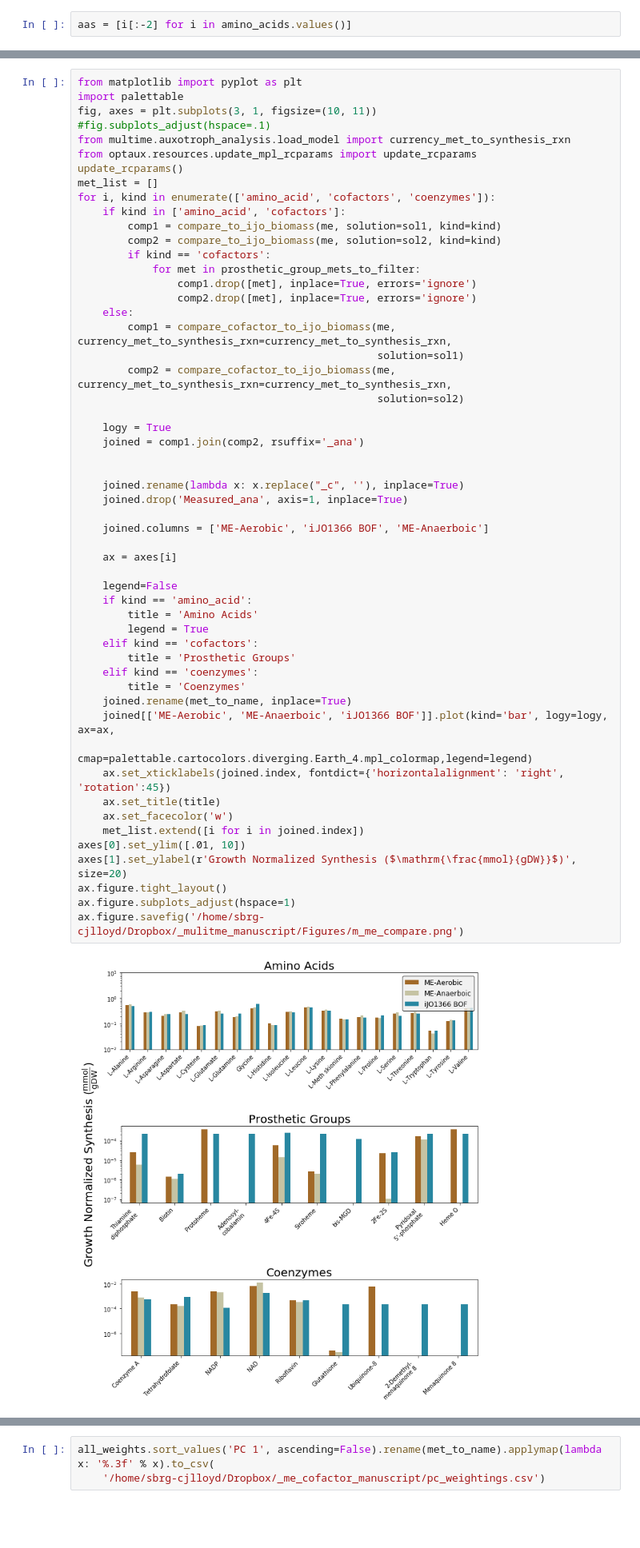
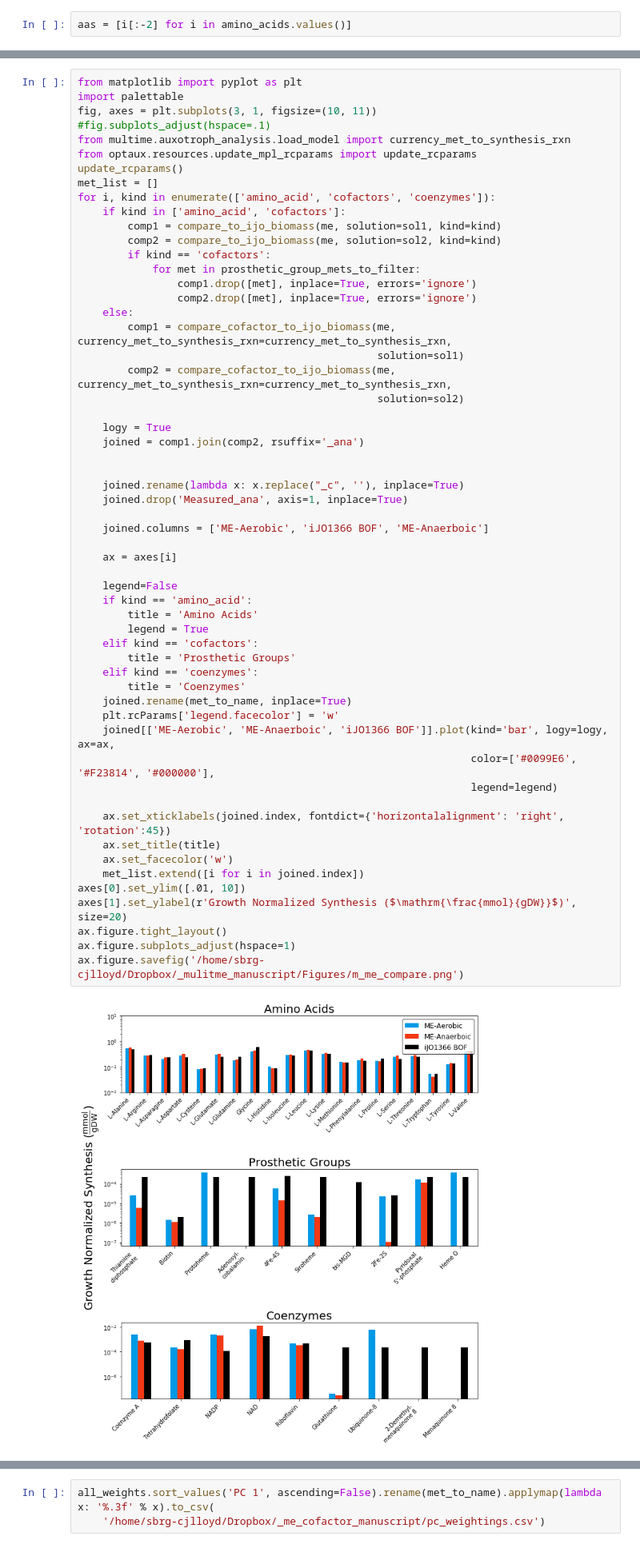
Before and after one commit to coltonlloyd/me_biomass, a Jupyter notebook: me_cofactor/NEW_analyze_me_biomass_predictions.ipynb, the cells around one changed output, grey strips where cells are left out. Shown at 80% size. Cells and saved outputs as stored; diff of their text form; blank space fills up the shorter version.

```diff
--- a/me_cofactor/NEW_analyze_me_biomass_predictions.ipynb
+++ b/me_cofactor/NEW_analyze_me_biomass_predictions.ipynb
@@ -111,35 +111,38 @@ for i, kind in enumerate(['amino_acid', 'cofactors', 'coenzymes']):
     joined = comp1.join(comp2, rsuffix='_ana')
 
 
     joined.rename(lambda x: x.replace("_c", ''), inplace=True)
     joined.drop('Measured_ana', axis=1, inplace=True)
 
     joined.columns = ['ME-Aerobic', 'iJO1366 BOF', 'ME-Anaerboic']
 
     ax = axes[i]
 
     legend=False
     if kind == 'amino_acid':
         title = 'Amino Acids'
         legend = True
     elif kind == 'cofactors':
         title = 'Prosthetic Groups'
     elif kind == 'coenzymes':
         title = 'Coenzymes'
     joined.rename(met_to_name, inplace=True)
+    plt.rcParams['legend.facecolor'] = 'w'
     joined[['ME-Aerobic', 'ME-Anaerboic', 'iJO1366 BOF']].plot(kind='bar', logy=logy, ax=ax,
-                                                               cmap=palettable.cartocolors.diverging.Earth_4.mpl_colormap,legend=legend)
+                                                               color=['#0099E6', '#F23814', '#000000'],
+                                                               legend=legend)
+
     ax.set_xticklabels(joined.index, fontdict={'horizontalalignment': 'right', 'rotation':45})
     ax.set_title(title)
     ax.set_facecolor('w')
     met_list.extend([i for i in joined.index])
 axes[0].set_ylim([.01, 10])
 axes[1].set_ylabel(r'Growth Normalized Synthesis ($\mathrm{\frac{mmol}{gDW}}$)', size=20)
 ax.figure.tight_layout()
 ax.figure.subplots_adjust(hspace=1)
 ax.figure.savefig('/home/sbrg-cjlloyd/Dropbox/_mulitme_manuscript/Figures/m_me_compare.png')
 # %% [output]
-[figure, old version]
+[figure, new version]
 # %%
 def rename_columns(df):
     full = False
```
Also changed, not shown: parts of 21 cells of this notebook, 5 other files.
